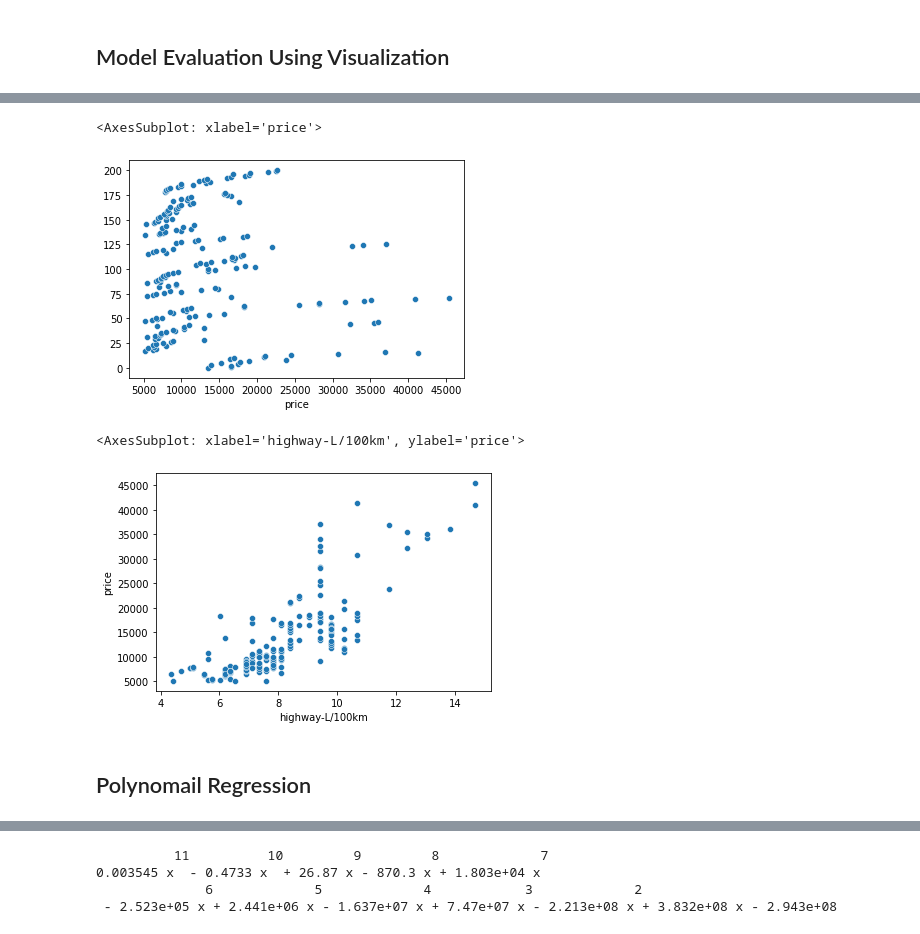
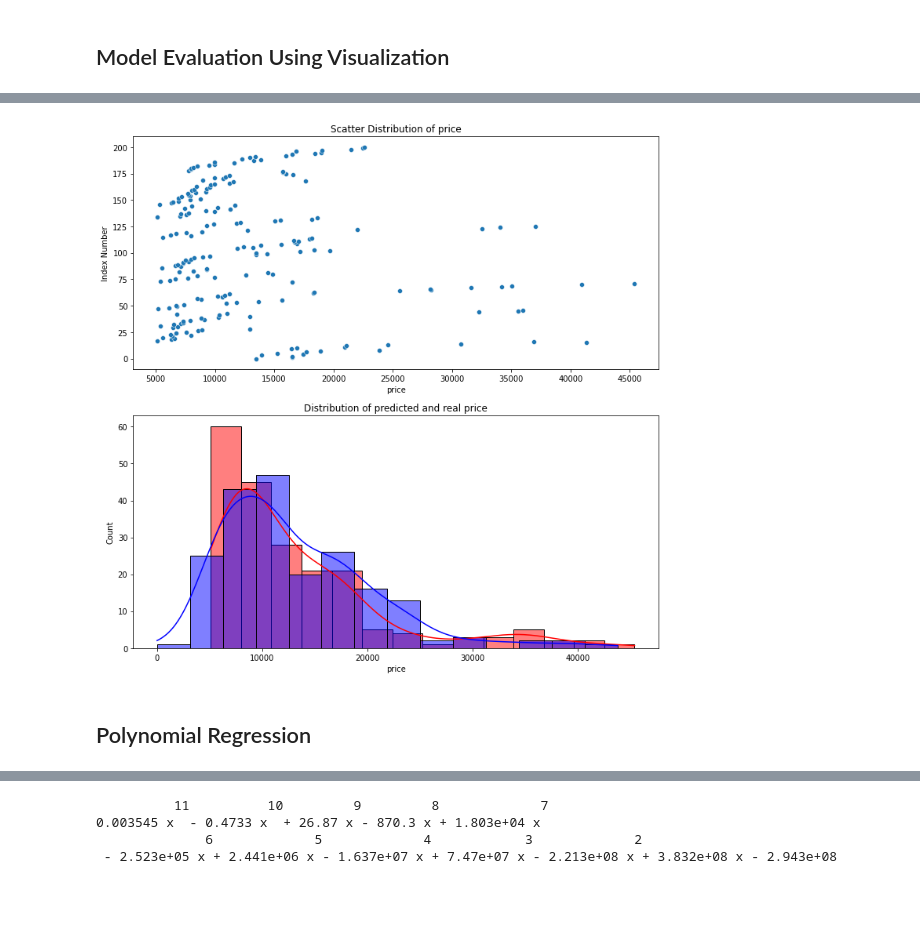
Before and after one commit to AE-102/2022_Car_DA, a Jupyter notebook: 2022_Car_4_ModelDevelopment.ipynb, the cells around one changed output, grey strips where cells are left out. Drawn from its saved outputs; the diff is of its cells as text; code cells hidden in the pictures; blank space fills up the shorter version.

```diff
--- a/2022_Car_4_ModelDevelopment.ipynb
+++ b/2022_Car_4_ModelDevelopment.ipynb
@@ -35,5 +37,5 @@ X.shape
 # %%
-lm.fit(X,Y)
+lm1.fit(X,Y)
 # %% [output]
 LinearRegression()
 # %%
@@ -70,7 +70,9 @@ Multiple Linear
 # %%
 Z = df[['horsepower','curb-weight','engine-size','highway-L/100km']]
+# %%
+lm3 = LinearRegression()
 # %%
-lm.fit(Z, df['price'])
+lm3.fit(Z, Y)
 # %% [output]
 LinearRegression()
 # %%
@@ -89,0 +83,2 @@ array([-2.86467994e+00,  3.46770737e+03])
+# %%
+Yhat3 = lm3.predict(Z)
@@ -131,13 +113,14 @@ plt.show()
-# %%
-sns.scatterplot( x = 'price', y = df.index, data = df)
-# %% [output]
-<AxesSubplot: xlabel='price'>
-[figure, removed]
-# %%
-sns.scatterplot(x = 'highway-L/100km', y = 'price', data= df)
-# %% [output]
-<AxesSubplot: xlabel='highway-L/100km', ylabel='price'>
-[figure, removed]
+# %%
+fig, (ax1, ax2) = plt.subplots(nrows  = 2, ncols = 1, figsize  = (12,12))
+sns.scatterplot( x = 'price', y = df.index, data = df, ax = ax1)
+ax1.set_title('Scatter Distribution of price')
+ax1.set_ylabel('Index Number')
+sns.histplot(data = df['price'], color = 'r',kde = True, label= 'Actual Value', ax = ax2)
+sns.histplot(data = Yhat3, color = 'b',kde= True, label= 'Fitted_Value', ax = ax2)
+ax2.set_title('Distribution of predicted and real price')
+plt.show()
+# %% [output]
+[figure, added]
 # %% [markdown]
-## Polynomail Regression
+## Polynomial Regression
 # %%
```
Also changed, not shown: parts of 94 cells of this notebook, 5 other files.
